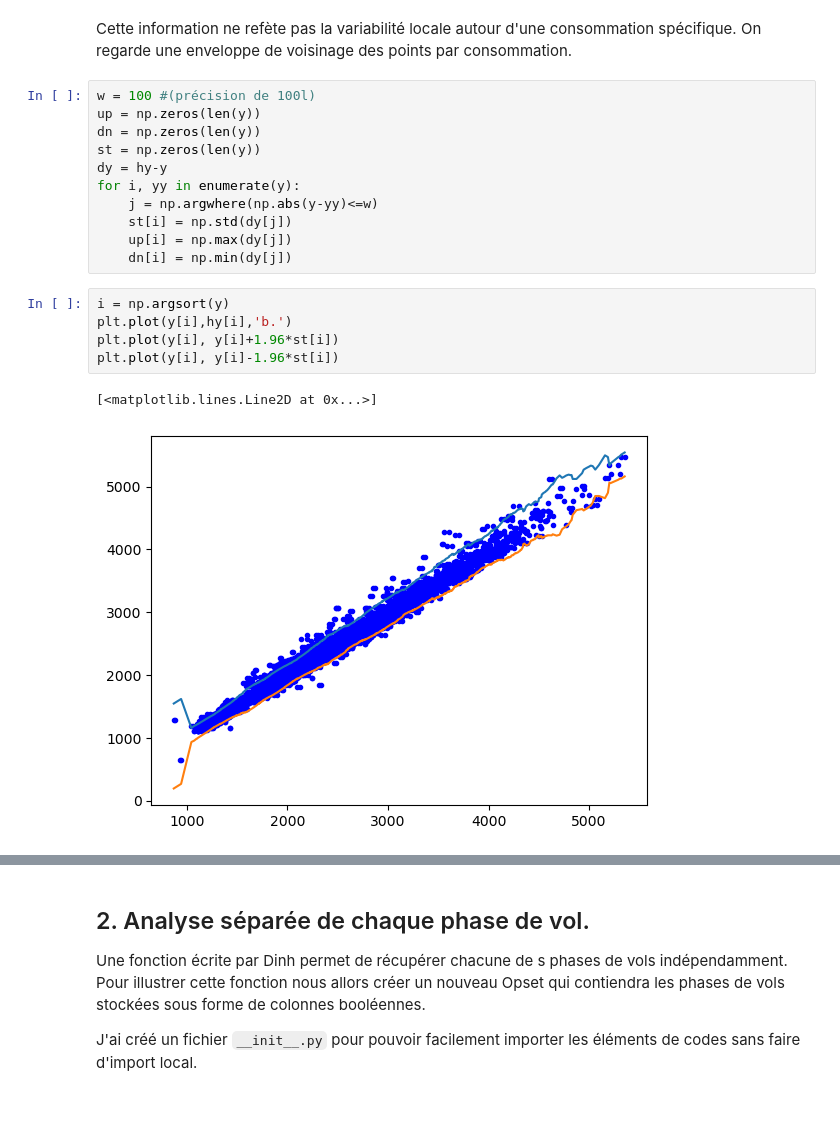
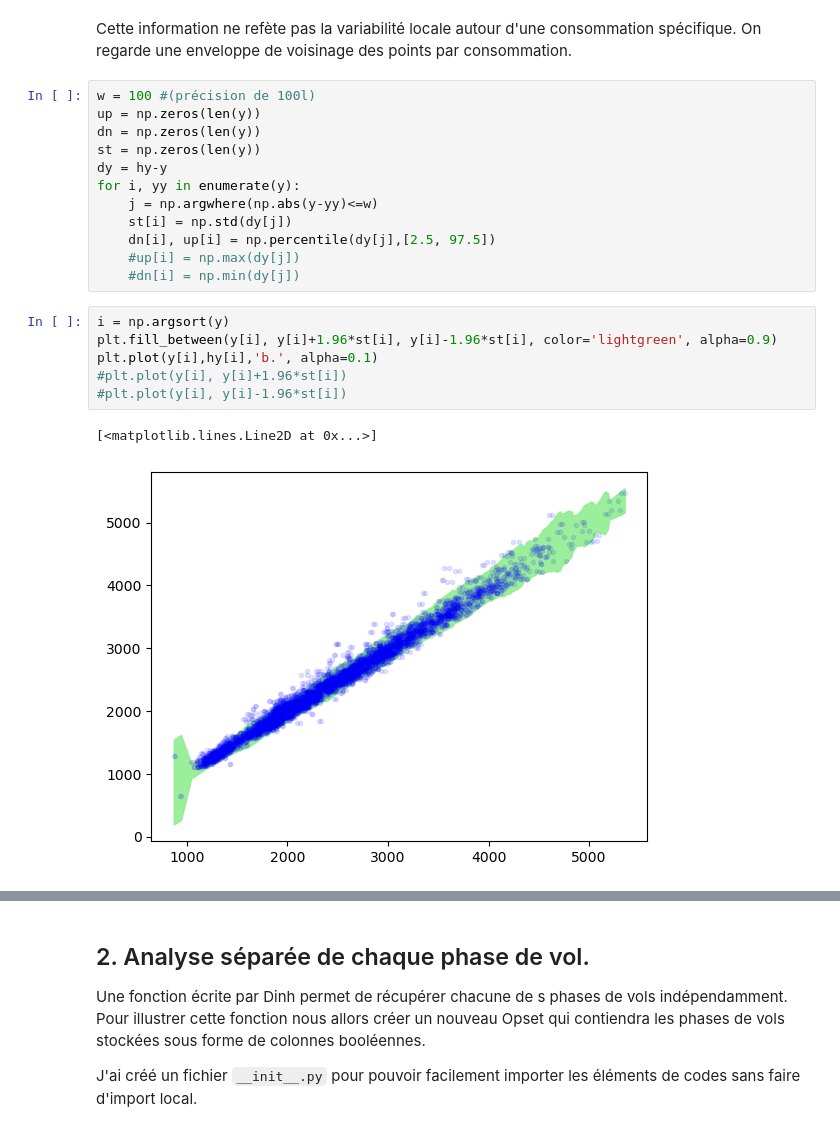
Before and after one commit to jee51/M2DProjet2324, a Jupyter notebook: notebooks/conso_fuel_globale.ipynb, the cells around one changed output, grey strips where cells are left out. Cells and saved outputs as stored; diff of their text form.

```diff
--- a/notebooks/conso_fuel_globale.ipynb
+++ b/notebooks/conso_fuel_globale.ipynb
@@ -182,13 +213,15 @@ dy = hy-y
 for i, yy in enumerate(y):
     j = np.argwhere(np.abs(y-yy)<=w)
     st[i] = np.std(dy[j])
-    up[i] = np.max(dy[j])
-    dn[i] = np.min(dy[j])
+    dn[i], up[i] = np.percentile(dy[j],[2.5, 97.5])
+    #up[i] = np.max(dy[j])
+    #dn[i] = np.min(dy[j])
 # %%
 i = np.argsort(y)
-plt.plot(y[i],hy[i],'b.')
-plt.plot(y[i], y[i]+1.96*st[i])
-plt.plot(y[i], y[i]-1.96*st[i])
+plt.fill_between(y[i], y[i]+1.96*st[i], y[i]-1.96*st[i], color='lightgreen', alpha=0.9)
+plt.plot(y[i],hy[i],'b.', alpha=0.1)
+#plt.plot(y[i], y[i]+1.96*st[i])
+#plt.plot(y[i], y[i]-1.96*st[i])
 # %% [output]
 [<matplotlib.lines.Line2D at 0x...>]
-[figure, old version]
+[figure, new version]
```
Also changed, not shown: parts of 11 cells of this notebook.
